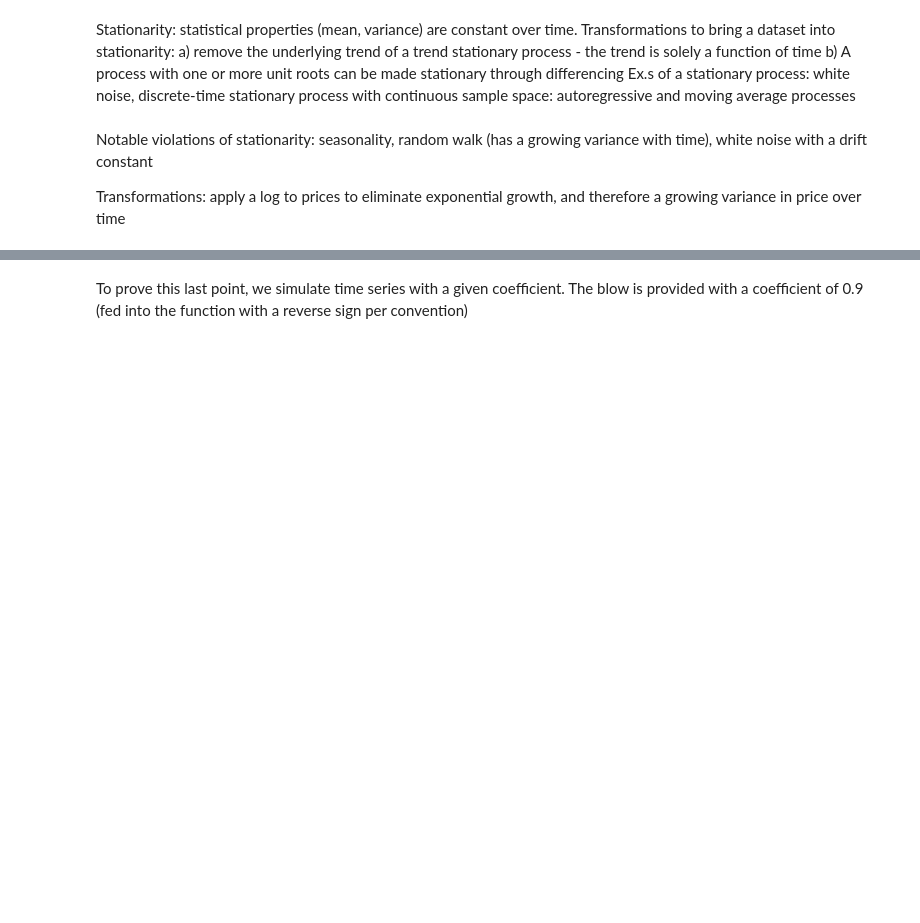
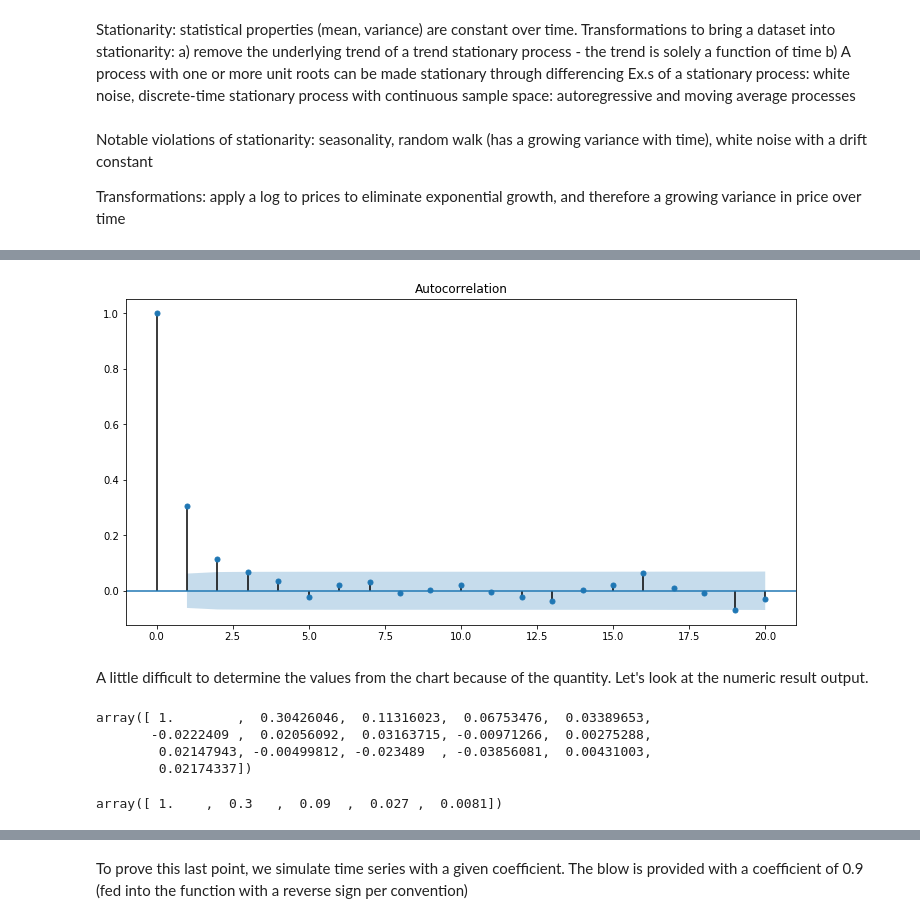
Before and after one commit to calleja/timeSeries, a Jupyter notebook: fundamentals.ipynb, the cells around one changed output, grey strips where cells are left out. Drawn from its saved outputs; the diff is of its cells as text; code cells hidden in the pictures; blank space fills up the shorter version.

```diff
--- a/fundamentals.ipynb
+++ b/fundamentals.ipynb
@@ -57,0 +81,23 @@ Interpreting the coefficient: if negative, the series exhibits mean reversion, i
+# %%
+plt.close()
+fig=plt.figure(figsize=(12,6))
+ax=fig.add_subplot(111)
+plot_acf(simulated_data_1,ax=ax,lags=20)
+plt.show()
+# %% [output]
+[figure, added]
+# %% [markdown]
+A little difficult to determine the values from the chart because of the quantity. Let's look at the numeric result output.
+# %%
+from statsmodels.tsa.stattools import acf
+acf(simulated_data_1,nlags=15)
+# %% [output]
+array([ 1.        ,  0.30426046,  0.11316023,  0.06753476,  0.03389653,
+       -0.0222409 ,  0.02056092,  0.03163715, -0.00971266,  0.00275288,
+        0.02147943, -0.00499812, -0.023489  , -0.03856081,  0.00431003,
+        0.02174337])
+# %%
+acf(simulated_data_1,nlags=15)[1]**np.arange(5)
+.3**np.arange(5)
+# %% [output]
+array([ 1.    ,  0.3   ,  0.09  ,  0.027 ,  0.0081])
```
Also changed, not shown: parts of 11 cells of this notebook, 2 other files.
